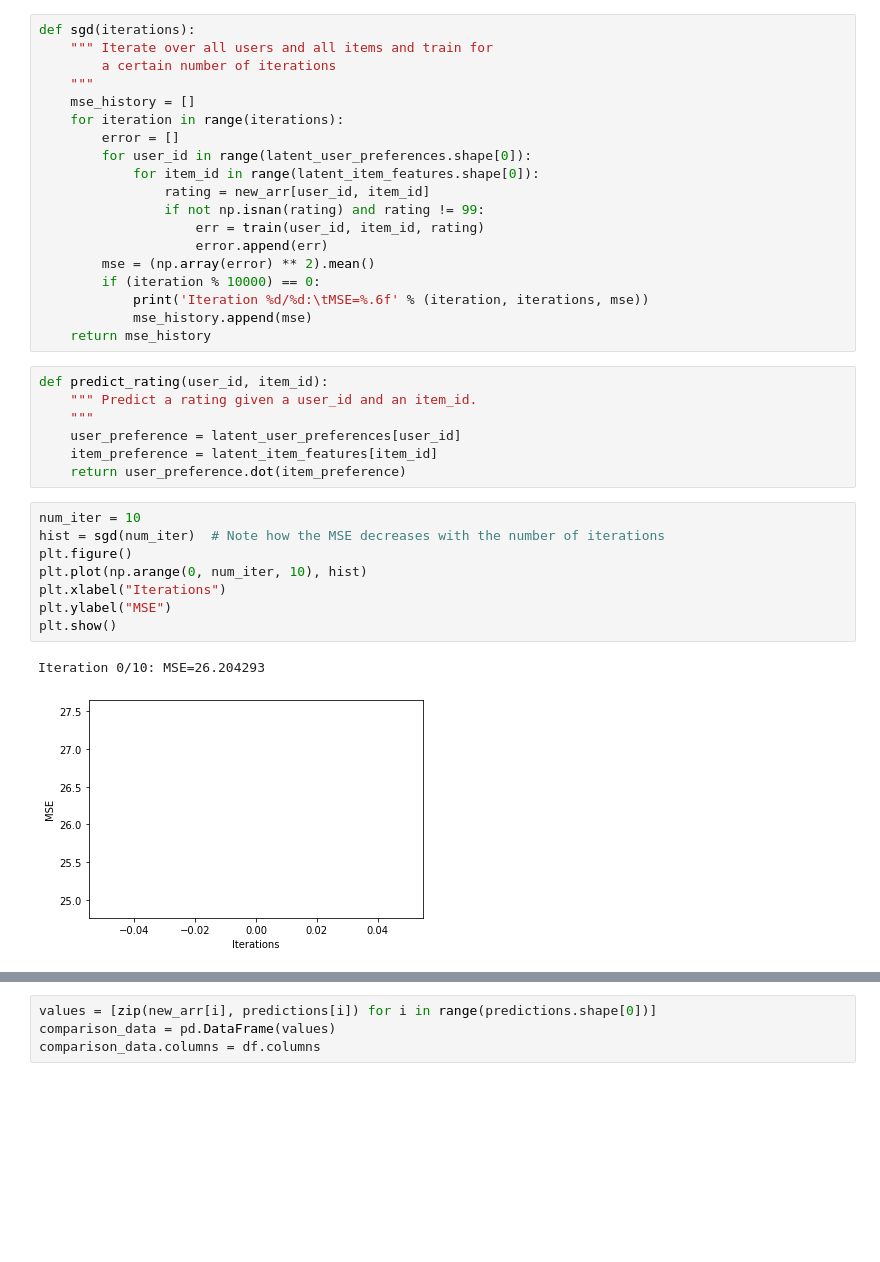
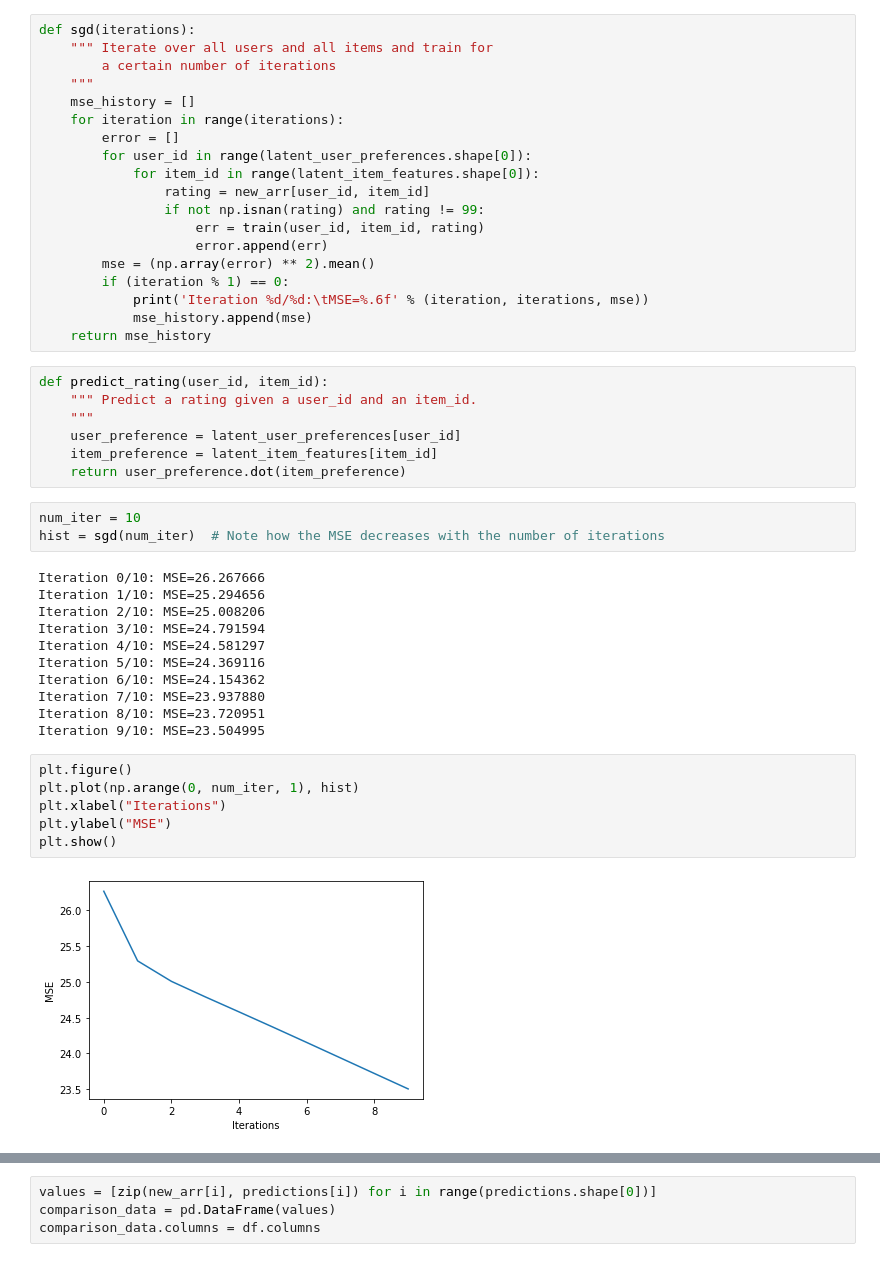
Before and after one commit to EmmanuelABonsu/CE888, a Jupyter notebook: src/lab4-recommender/my_recommender.ipynb, the cells around one changed output, grey strips where cells are left out. Cells and saved outputs as stored; diff of their text form; blank space fills up the shorter version.

```diff
--- a/src/lab4-recommender/my_recommender.ipynb
+++ b/src/lab4-recommender/my_recommender.ipynb
@@ -147,7 +147,7 @@ def sgd(iterations):
                     err = train(user_id, item_id, rating)
                     error.append(err)
         mse = (np.array(error) ** 2).mean()
-        if (iteration % 10000) == 0:
+        if (iteration % 1) == 0:
             print('Iteration %d/%d:\tMSE=%.6f' % (iteration, iterations, mse))
             mse_history.append(mse)
     return mse_history
@@ -158,17 +158,28 @@ def predict_rating(user_id, item_id):
     user_preference = latent_user_preferences[user_id]
     item_preference = latent_item_features[item_id]
     return user_preference.dot(item_preference)
+# %%
+num_iter = 10
+hist = sgd(num_iter)  # Note how the MSE decreases with the number of iterations
+# %% [output]
+Iteration 0/10: MSE=26.267666
+Iteration 1/10: MSE=25.294656
+Iteration 2/10: MSE=25.008206
+Iteration 3/10: MSE=24.791594
+Iteration 4/10: MSE=24.581297
+Iteration 5/10: MSE=24.369116
+Iteration 6/10: MSE=24.154362
+Iteration 7/10: MSE=23.937880
+Iteration 8/10: MSE=23.720951
+Iteration 9/10: MSE=23.504995
 # %%
-num_iter = 10
-hist = sgd(num_iter)  # Note how the MSE decreases with the number of iterations
 plt.figure()
-plt.plot(np.arange(0, num_iter, 10), hist)
+plt.plot(np.arange(0, num_iter, 1), hist)
 plt.xlabel("Iterations")
 plt.ylabel("MSE")
 plt.show()
 # %% [output]
-Iteration 0/10: MSE=26.204293
-[figure, old version]
+[figure, new version]
 # %%
 predictions = latent_user_preferences.dot(latent_item_features.T)
 predictions
```
Also changed, not shown: parts of 16 cells of this notebook.
